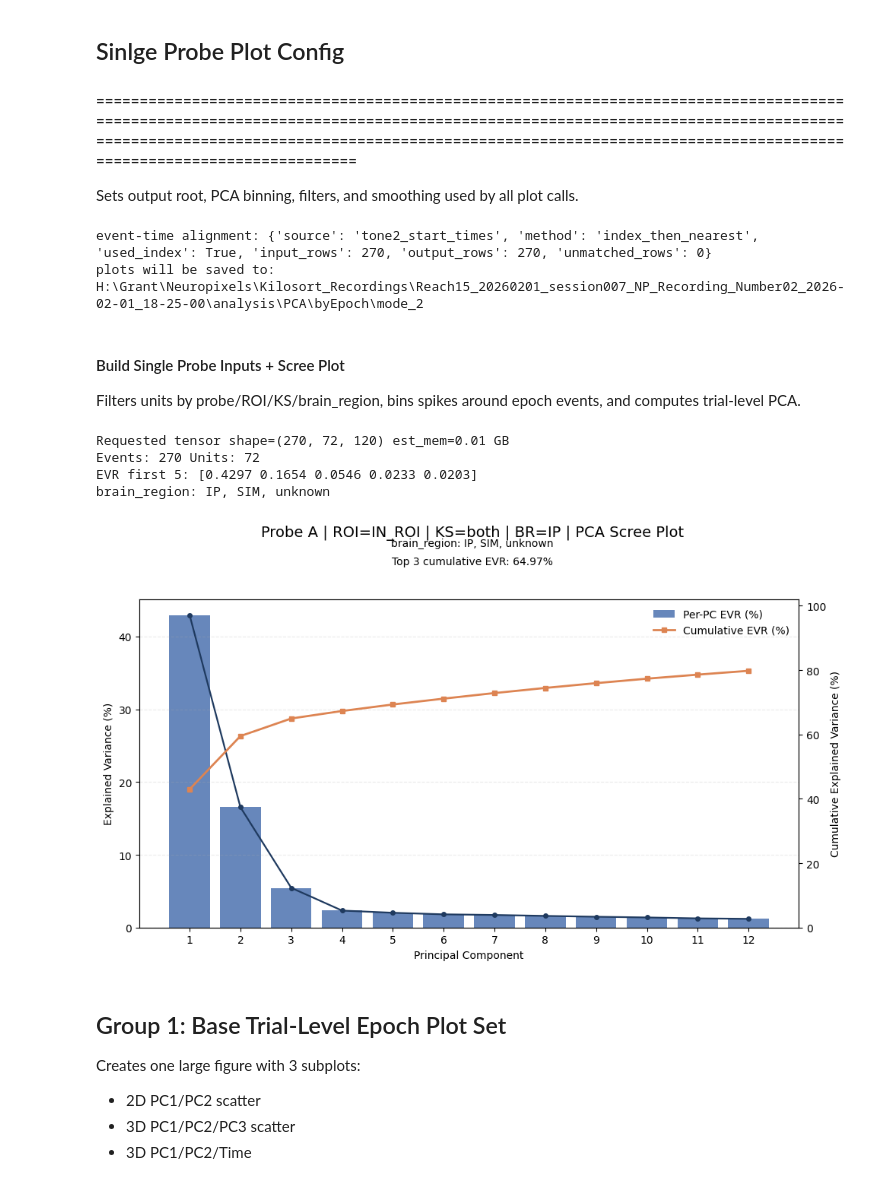
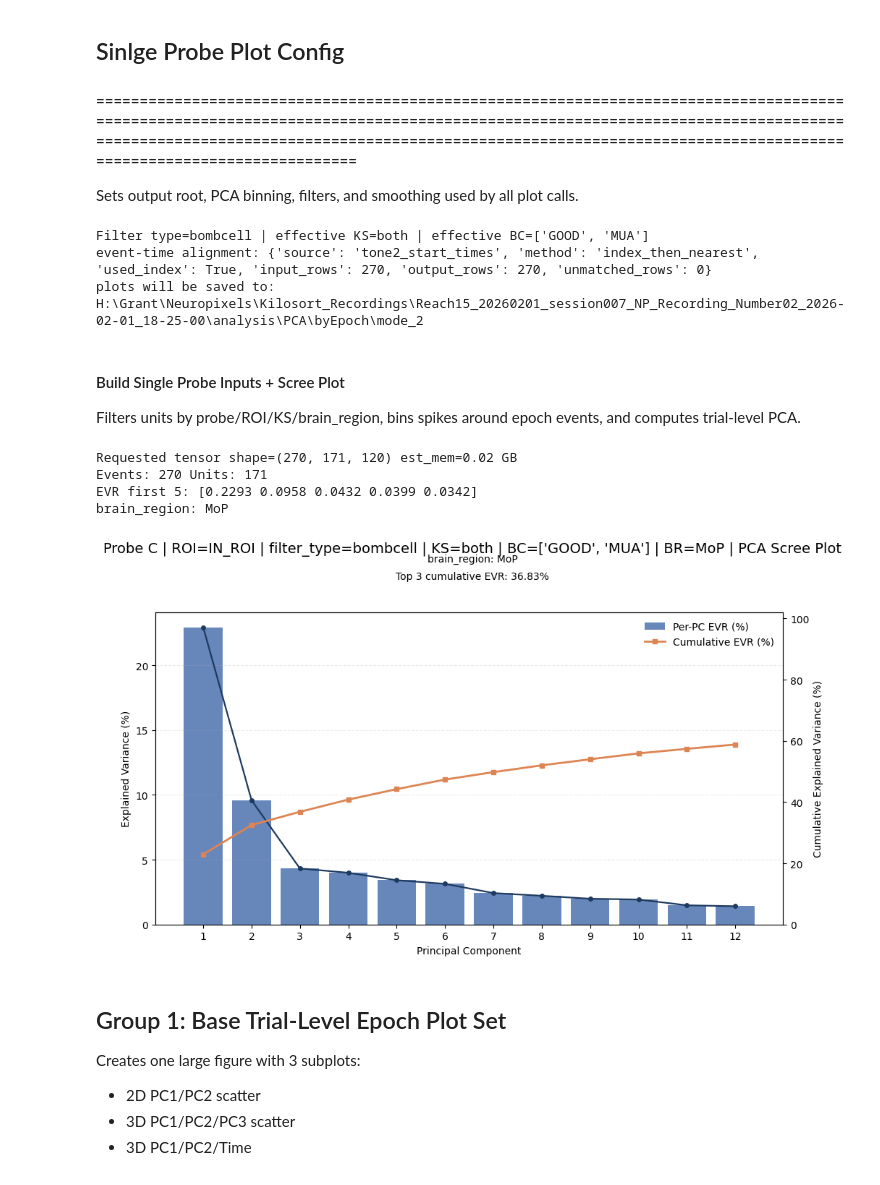
Before and after one commit to granthughes1999/PCA_on_neural_data, a Jupyter notebook: master/PCA_master_runner.ipynb, the cells around one changed output. Drawn from its saved outputs; the diff is of its cells as text; code cells hidden in the pictures.

```diff
--- a/master/PCA_master_runner.ipynb
+++ b/master/PCA_master_runner.ipynb
@@ -381,11 +381,25 @@ plots.set_epoch_plot_style(
     mode3_highlight_window_s=MODE3_HIGHLIGHT_WINDOW_S,
 )
 
-EPOCH_PCA_PROBE = "A"
+
+EPOCH_PCA_PROBE = "C"
 EPOCH_PCA_BRAIN_REGION = None   # None => first available region after filtering
 EPOCH_PCA_ROI_FILTER = "IN_ROI"  # None, "IN_ROI", "OUT_ROI"
 EPOCH_PCA_KSLABEL_FILTER = "both"  # "both", "good", "mua"
+EPOCH_PCA_BC_LABEL_FILTER = ["GOOD", "MUA"]  # "all" or subset like "GOOD" / ["GOOD", "MUA"]
 EPOCH_PCA_INCLUDE_CONDITIONS = ["baseline", "stimulation", "washout"]
+EPOCH_PCA_FILTER_TYPE = "bombcell"  # "bombcell" or "kilosort"
+
+_filter_type_norm = str(EPOCH_PCA_FILTER_TYPE).strip().lower()
+if _filter_type_norm not in {"bombcell", "kilosort"}:
+    raise ValueError(f"Invalid EPOCH_PCA_FILTER_TYPE={EPOCH_PCA_FILTER_TYPE}. Use 'bombcell' or 'kilosort'.")
+if _filter_type_norm == "bombcell":
+    EPOCH_PCA_EFFECTIVE_KSLABEL_FILTER = "both"
+    EPOCH_PCA_EFFECTIVE_BC_LABEL_FILTER = EPOCH_PCA_BC_LABEL_FILTER
+else:
+    EPOCH_PCA_EFFECTIVE_KSLABEL_FILTER = EPOCH_PCA_KSLABEL_FILTER
+    EPOCH_PCA_EFFECTIVE_BC_LABEL_FILTER = "all"
+print(f"Filter type={EPOCH_PCA_FILTER_TYPE} | effective KS={EPOCH_PCA_EFFECTIVE_KSLABEL_FILTER} | effective BC={EPOCH_PCA_EFFECTIVE_BC_LABEL_FILTER}")
 
 # Pick which event to align PCA windows to.
 # Options: 'start_time', 'tone1_start_times', 'tone2_start_times',
@@ -417,6 +431,7 @@ SHOW_PLOTS_BATCH = False
 PLOTS_SAVE_PATH = PLOTS_SAVE_ROOT/ 'byEpoch' / f"mode_{PLOT_COLOR_MODE}"
 print('plots will be saved to:', PLOTS_SAVE_PATH)
 # %% [output]
+Filter type=bombcell | effective KS=both | effective BC=['GOOD', 'MUA']
 event-time alignment: {'source': 'tone2_start_times', 'method': 'index_then_nearest', 'used_index': True, 'input_rows': 270, 'output_rows': 270, 'unmatched_rows': 0}
 plots will be saved to: H:\Grant\Neuropixels\Kilosort_Recordings\Reach15_20260201_session007_NP_Recording_Number02_2026-02-01_18-25-00\analysis\PCA\byEpoch\mode_2
 # %% [markdown]
@@ -427,10 +442,11 @@ _available_regions = plots._list_probe_brain_regions(
     merged_dic=merged_dic,
     probe=EPOCH_PCA_PROBE,
     roi_filter=EPOCH_PCA_ROI_FILTER,
-    kslabel_filter=EPOCH_PCA_KSLABEL_FILTER,
+    kslabel_filter=EPOCH_PCA_EFFECTIVE_KSLABEL_FILTER,
+    bc_label_filter=EPOCH_PCA_EFFECTIVE_BC_LABEL_FILTER,
 )
 if len(_available_regions) == 0:
-    raise ValueError(f"No brain regions found for probe {EPOCH_PCA_PROBE} after ROI/KS filtering.")
+    raise ValueError(f"No brain regions found for probe {EPOCH_PCA_PROBE} after ROI/KS/BC filtering.")
 
 if EPOCH_PCA_BRAIN_REGION is None:
     EPOCH_PCA_BRAIN_REGION = _available_regions[0]
@@ -443,44 +459,46 @@ event_meta_probe, trials_ec, time_ec, Xp_ec, evr_ec = plots.run_epoch_condition_
     merged_dic=merged_dic,
     event_meta=pca_event_meta_aligned,
     roi_filter=EPOCH_PCA_ROI_FILTER,
-    kslabel_filter=EPOCH_PCA_KSLABEL_FILTER,
+    kslabel_filter=EPOCH_PCA_EFFECTIVE_KSLABEL_FILTER,
+    bc_label_filter=EPOCH_PCA_EFFECTIVE_BC_LABEL_FILTER,
     include_conditions=EPOCH_PCA_INCLUDE_CONDITIONS,
     n_components=max(3, N_COMPONENTS),
     max_tensor_gb=MAX_TENSOR_GB,
     win_start_s=WINDOW_START_S,
     win_end_s=WINDOW_END_S,
     bin_size_s=BIN_SIZE_S,
     brain_region_filter=EPOCH_PCA_BRAIN_REGION,
 )
 
-plot_title = f"Probe {EPOCH_PCA_PROBE} | ROI={EPOCH_PCA_ROI_FILTER} | KS={EPOCH_PCA_KSLABEL_FILTER} | BR={EPOCH_PCA_BRAIN_REGION}"
+plot_title = f"Probe {EPOCH_PCA_PROBE} | ROI={EPOCH_PCA_ROI_FILTER} | filter_type={EPOCH_PCA_FILTER_TYPE} | KS={EPOCH_PCA_EFFECTIVE_KSLABEL_FILTER} | BC={EPOCH_PCA_EFFECTIVE_BC_LABEL_FILTER} | BR={EPOCH_PCA_BRAIN_REGION}"
 brain_region_subtitle = plots.probe_brain_region_label(
     merged_dic=merged_dic,
     probe=EPOCH_PCA_PROBE,
     roi_filter=EPOCH_PCA_ROI_FILTER,
-    kslabel_filter=EPOCH_PCA_KSLABEL_FILTER,
+    kslabel_filter=EPOCH_PCA_EFFECTIVE_KSLABEL_FILTER,
+    bc_label_filter=EPOCH_PCA_EFFECTIVE_BC_LABEL_FILTER,
 )
 
 print("Events:", len(event_meta_probe), "Units:", trials_ec.shape[1])
 print("EVR first 5:", np.round(evr_ec[:5], 4))
 print(brain_region_subtitle)
 
 plots.plot_pca_scree(
     evr=evr_ec,
     title_prefix=plot_title,
     subtitle=brain_region_subtitle,
     probe=EPOCH_PCA_PROBE,
     brain_region=EPOCH_PCA_BRAIN_REGION,
     run_label="epoch_condition",
     save_root=PLOTS_SAVE_ROOT,
     show_plots=SHOW_PLOTS_SINGLE,
 )
 # %% [output]
-Requested tensor shape=(270, 72, 120) est_mem=0.01 GB
-Events: 270 Units: 72
-EVR first 5: [0.4297 0.1654 0.0546 0.0233 0.0203]
-brain_region: IP, SIM, unknown
+Requested tensor shape=(270, 171, 120) est_mem=0.02 GB
+Events: 270 Units: 171
+EVR first 5: [0.2293 0.0958 0.0432 0.0399 0.0342]
+brain_region: MoP
-[figure, old version]
+[figure, new version]
 # %% [markdown]
 ## Group 1: Base Trial-Level Epoch Plot Set
 Creates one large figure with 3 subplots:
```
Also changed, not shown: parts of 11 cells of this notebook, 1 other file.
